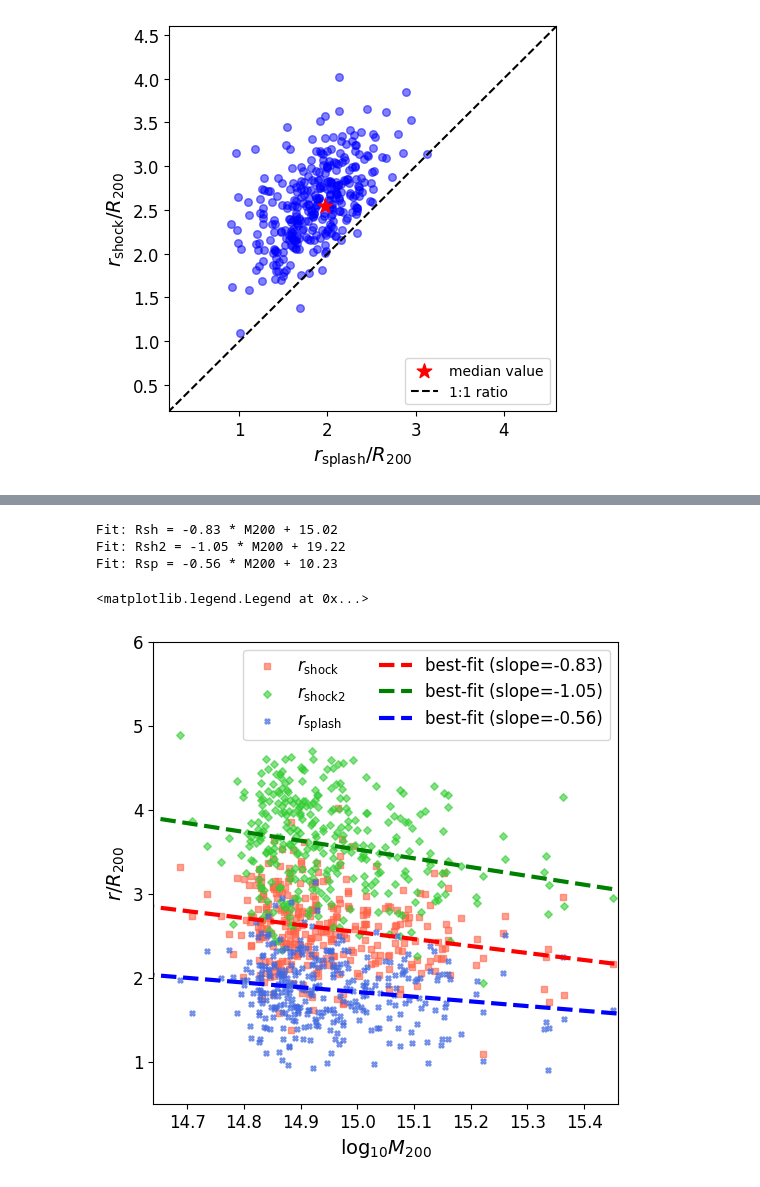
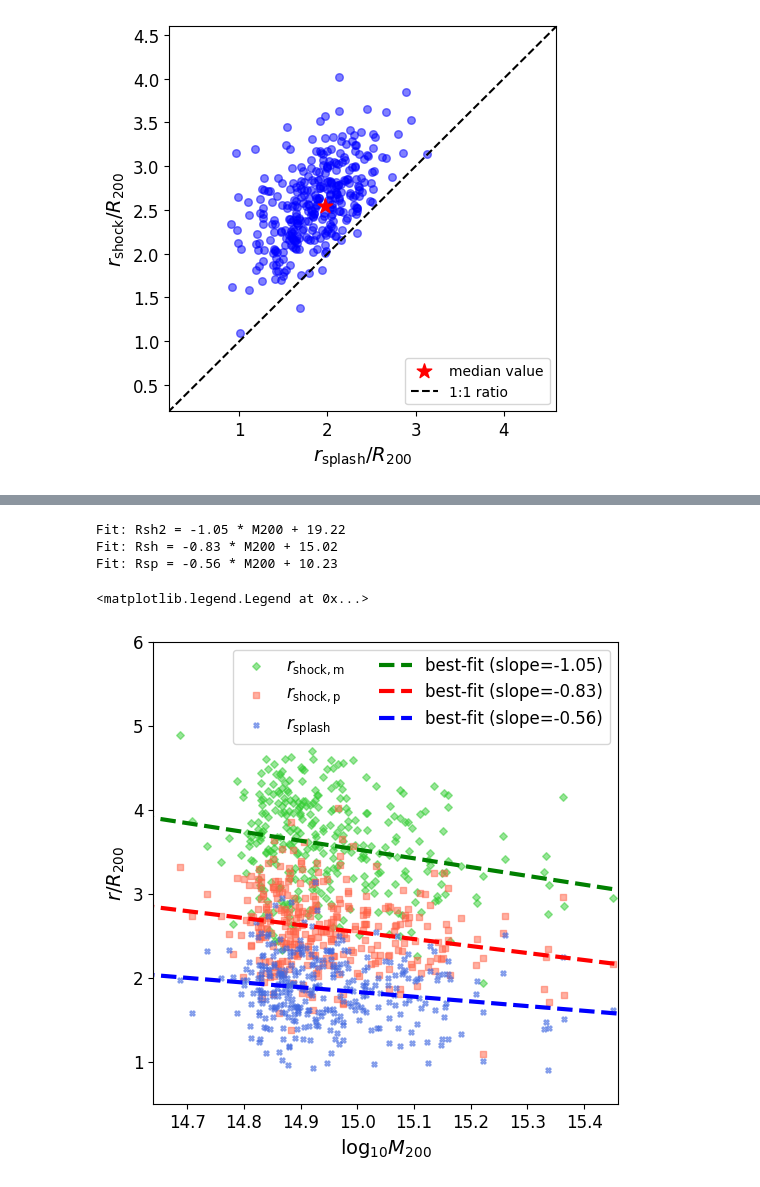
Before and after one commit to ZhangMing-1995/AnalysisTools, a Jupyter notebook: Shock_Radius/TheThreeHundred_7k.ipynb, the cells around one changed output, grey strips where cells are left out. Drawn from its saved outputs; the diff is of its cells as text; code cells hidden in the pictures.

```diff
--- a/Shock_Radius/TheThreeHundred_7k.ipynb
+++ b/Shock_Radius/TheThreeHundred_7k.ipynb
@@ -457,23 +723,42 @@ Fit: Rsh2 = 0.65 * Rsp + 2.38
 M200 = M200_R200[:,0]
 fig = plt.figure(figsize=(6, 6))
 ax1=fig.add_subplot(1,1,1)
-ax1.scatter(np.log10(M200), np.array(Rsh), marker=',', color='tomato',s=15, alpha=0.6, label=r'$r_{\rm shock}$')
-ax1.scatter(np.log10(M200), np.array(Rsh2), marker='D', color='limegreen',s=15, alpha=0.6, label=r'$r_{\rm shock2}$')
-ax1.scatter(np.log10(M200), np.array(Rsp), marker='X', color='royalblue',s=15, alpha=0.6, label=r'$r_{\rm splash}$')
+ax1.scatter(np.log10(M200), np.array(Rsh2), marker='D', color='limegreen',s=15, alpha=0.5, label=r'$r_{\rm shock,m}$')
+ax1.scatter(np.log10(M200), np.array(Rsh), marker=',', color='tomato',s=15, alpha=0.5, label=r'$r_{\rm shock,p}$')
+ax1.scatter(np.log10(M200), np.array(Rsp), marker='X', color='royalblue',s=15, alpha=0.5, label=r'$r_{\rm splash}$')
 
-popt, pcov = curve_fit(linear_model, np.log10(M200), Rsh)
-k_fit, b_fit = popt
-sigma = np.sqrt(np.diag(pcov))  # 参数的标准差（1-sigma 范围）
+# x = np.log10(M200)
+# y = np.array(Rsh2)
+# num_bins = 4
+# bin_edges = np.linspace(np.min(x), np.max(x), num_bins+1)
+# bin_indices = np.digitize(x, bin_edges)
+# bin_medians = np.array([np.median(y[bin_indices == i]) for i in range(1, num_bins + 1)])
+# bin_q1 = np.array([np.percentile(y[bin_indices == i], 16) for i in range(1, num_bins + 1)])
+# bin_q3 = np.array([np.percentile(y[bin_indices == i], 84) for i in range(1, num_bins + 1)])
+# ax1.errorbar((bin_edges[1:] + bin_edges[:-1]) / 2, bin_medians, yerr=[bin_medians - bin_q1, bin_q3 - bin_medians], fmt='o', color='g', capsize=4)
+# ax1.plot((bin_edges[1:] + bin_edges[:-1]) / 2, bin_medians,color='g')
 
-# M200_range = np.linspace(min(np.log10(M200)), max(np.log10(M200)), 100)
-M200_range = np.linspace(14, 16, 100)
-Rsh_fit = linear_model(M200_range, k_fit, b_fit)
-Rsh_fit_upper = linear_model(M200_range, k_fit + sigma[0], b_fit + sigma[1])
-Rsh_fit_lower = linear_model(M200_range, k_fit - sigma[0], b_fit - sigma[1])
+# x = np.log10(M200)
+# y = np.array(Rsh)
+# num_bins = 4
+# bin_edges = np.linspace(np.min(x), np.max(x), num_bins+1)
+# bin_indices = np.digitize(x, bin_edges)
+# bin_medians = np.array([np.median(y[bin_indices == i]) for i in range(1, num_bins + 1)])
+# bin_q1 = np.array([np.percentile(y[bin_indices == i], 16) for i in range(1, num_bins + 1)])
+# bin_q3 = np.array([np.percentile(y[bin_indices == i], 84) for i in range(1, num_bins + 1)])
+# ax1.errorbar((bin_edges[1:] + bin_edges[:-1]) / 2, bin_medians, yerr=[bin_medians - bin_q1, bin_q3 - bin_medians], fmt='o', color='r', capsize=4)
+# ax1.plot((bin_edges[1:] + bin_edges[:-1]) / 2, bin_medians,color='r')
 
-# plt.plot(M200_range, Rsh_fit, label=f'Fit: Rsh = {k_fit:.2f} * Rsp + {b_fit:.2f}', color='red', linestyle='--', linewidth=2)
-plt.plot(M200_range, Rsh_fit, color='red', linestyle='--', linewidth=3, label=f'best-fit (slope={k_fit:.2f})')
-print(f'Fit: Rsh = {k_fit:.2f} * M200 + {b_fit:.2f}')
+# x = np.log10(M200)
+# y = np.array(Rsp)
+# num_bins = 4
+# bin_edges = np.linspace(np.min(x), np.max(x), num_bins+1)
+# bin_indices = np.digitize(x, bin_edges)
+# bin_medians = np.array([np.median(y[bin_indices == i]) for i in range(1, num_bins + 1)])
+# bin_q1 = np.array([np.percentile(y[bin_indices == i], 16) for i in range(1, num_bins + 1)])
+# bin_q3 = np.array([np.percentile(y[bin_indices == i], 84) for i in range(1, num_bins + 1)])
+# ax1.errorbar((bin_edges[1:] + bin_edges[:-1]) / 2, bin_medians, yerr=[bin_medians - bin_q1, bin_q3 - bin_medians], fmt='o', color='b', capsize=4)
+# ax1.plot((bin_edges[1:] + bin_edges[:-1]) / 2, bin_medians,color='b')
 
 # ax1.scatter(np.log10(M200), np.array(Rsh2), color='limegreen',s=15, alpha=0.6, label=r'$r_{\rm shock2}$')
 popt, pcov = curve_fit(linear_model, np.log10(M200), Rsh2)
@@ -490,35 +775,47 @@ Rsh2_fit_lower = linear_model(M200_range, k_fit - sigma[0], b_fit - sigma[1])
 plt.plot(M200_range, Rsh2_fit, color='g', linestyle='--', linewidth=3, label=f'best-fit (slope={k_fit:.2f})')
 print(f'Fit: Rsh2 = {k_fit:.2f} * M200 + {b_fit:.2f}')
 
+popt, pcov = curve_fit(linear_model, np.log10(M200), Rsh)
+k_fit, b_fit = popt
+sigma = np.sqrt(np.diag(pcov))  # 参数的标准差（1-sigma 范围）
+# M200_range = np.linspace(min(np.log10(M200)), max(np.log10(M200)), 100)
+M200_range = np.linspace(14, 16, 100)
+Rsh_fit = linear_model(M200_range, k_fit, b_fit)
+Rsh_fit_upper = linear_model(M200_range, k_fit + sigma[0], b_fit + sigma[1])
+Rsh_fit_lower = linear_model(M200_range, k_fit - sigma[0], b_fit - sigma[1])
+
+# plt.plot(M200_range, Rsh_fit, label=f'Fit: Rsh = {k_fit:.2f} * Rsp + {b_fit:.2f}', color='red', linestyle='--', linewidth=2)
+plt.plot(M200_range, Rsh_fit, color='red', linestyle='--', linewidth=3, label=f'best-fit (slope={k_fit:.2f})')
+print(f'Fit: Rsh = {k_fit:.2f} * M200 + {b_fit:.2f}')
 
 # ax1.scatter(np.log10(M200), np.array(Rsp), color='royalblue',s=15, alpha=0.6, label=r'$r_{\rm splash}$')
 popt, pcov = curve_fit(linear_model, np.log10(M200), Rsp)
 k_fit, b_fit = popt
 sigma = np.sqrt(np.diag(pcov))  # 参数的标准差（1-sigma 范围）
 
 # M200_range = np.linspace(min(np.log10(M200)), max(np.log10(M200)), 100)
 M200_range = np.linspace(14, 16, 100)
 Rsp_fit = linear_model(M200_range, k_fit, b_fit)
 Rsp_fit_upper = linear_model(M200_range, k_fit + sigma[0], b_fit + sigma[1])
 Rsp_fit_lower = linear_model(M200_range, k_fit - sigma[0], b_fit - sigma[1])
 
 # plt.plot(M200_range, Rsp_fit, label=f'Fit: Rsh = {k_fit:.2f} * Rsp + {b_fit:.2f}', color='b', linestyle='--', linewidth=2)
 plt.plot(M200_range, Rsp_fit, color='b', linestyle='--', linewidth=3,label=f'best-fit (slope={k_fit:.2f})')
 print(f'Fit: Rsp = {k_fit:.2f} * M200 + {b_fit:.2f}')
 
 plt.tick_params(axis='both', which='major', labelsize=12)
 plt.ylabel(r'$r/R_{200}$', fontsize=14)
 plt.xlabel(r'log$_{10} M_{200}$', fontsize=14)
 plt.xlim(14.64,15.46)
 plt.ylim(0.5,6)
 plt.legend(ncols=2, fontsize=12)
 # plt.savefig("./figures/Mass_radius.png")
 # %% [output]
+Fit: Rsh2 = -1.05 * M200 + 19.22
 Fit: Rsh = -0.83 * M200 + 15.02
-Fit: Rsh2 = -1.05 * M200 + 19.22
 Fit: Rsp = -0.56 * M200 + 10.23
 <matplotlib.legend.Legend at 0x...>
-[figure, old version]
+[figure, new version]
 # %%
 redshifts = History[:, 0]
 masses = History[:, 1:]
```
Also changed, not shown: parts of 19 cells of this notebook.
